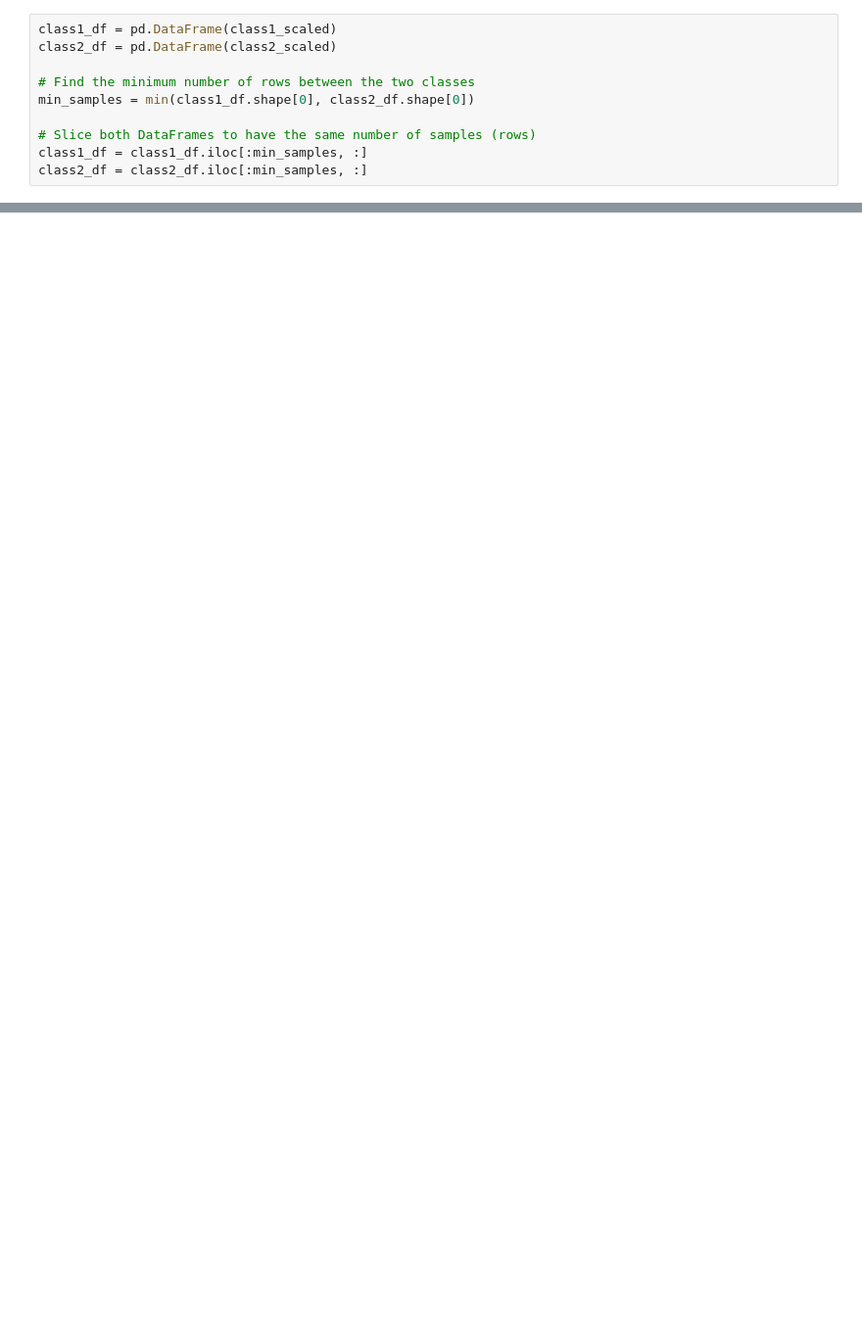
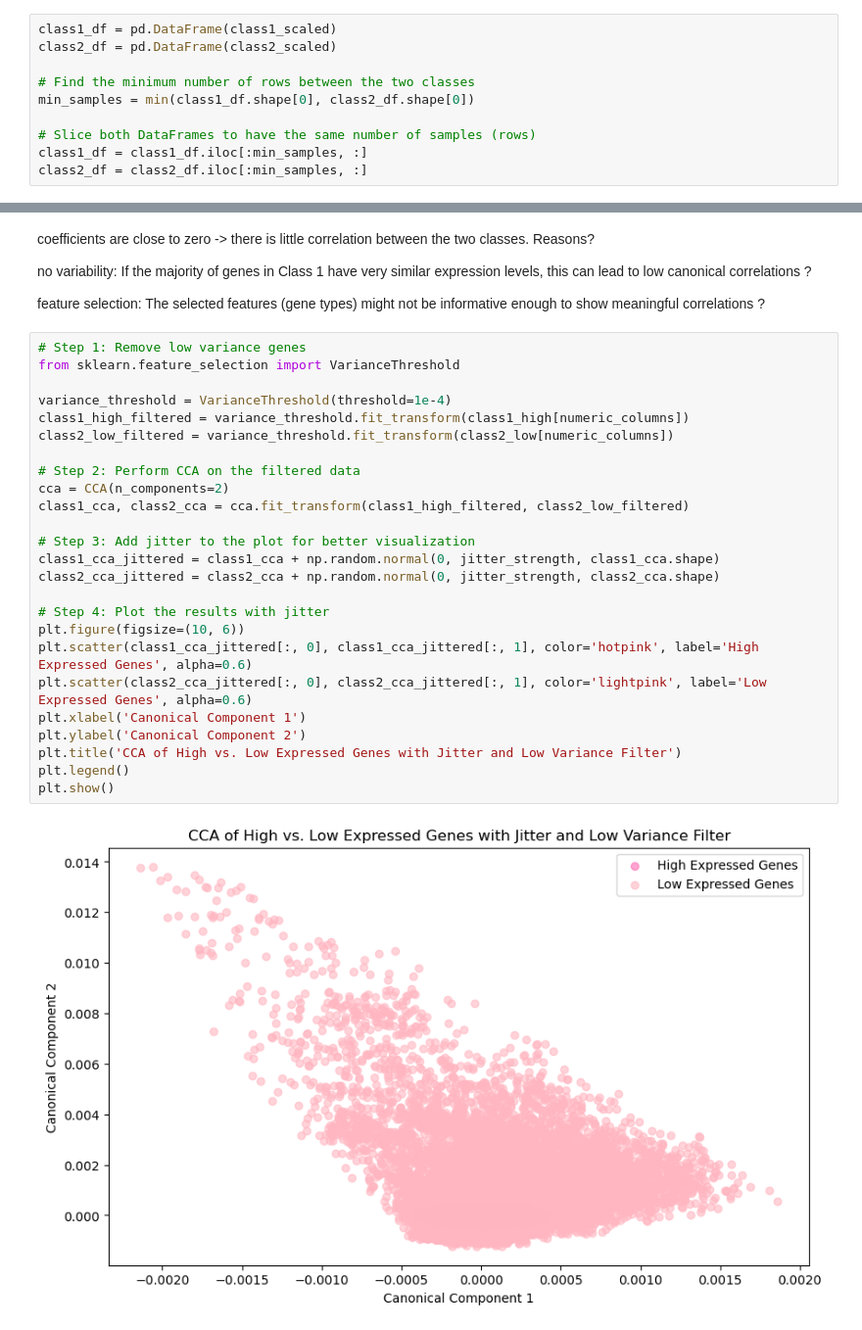
Before and after one commit to anacarsi/ss24_CCA_Reduced_Rank, a Jupyter notebook: src/tcga_cca.ipynb, the cells around one changed output, grey strips where cells are left out. Shown at 98% size. Drawn from its saved outputs; the diff is of its cells as text; blank space fills up the shorter version.

```diff
--- a/src/tcga_cca.ipynb
+++ b/src/tcga_cca.ipynb
@@ -265,0 +375,34 @@ plt.show()
+# %% [markdown]
+coefficients are close to zero -> there is little correlation between the two classes.
+Reasons?
+
+no variability: If the majority of genes in Class 1 have very similar expression levels, this can lead to low canonical correlations ?
+
+feature selection: The selected features (gene types) might not be informative enough to show meaningful correlations ?
+# %%
+# Step 1: Remove low variance genes
+from sklearn.feature_selection import VarianceThreshold
+
+variance_threshold = VarianceThreshold(threshold=1e-4)
+class1_high_filtered = variance_threshold.fit_transform(class1_high[numeric_columns])
+class2_low_filtered = variance_threshold.fit_transform(class2_low[numeric_columns])
+
+# Step 2: Perform CCA on the filtered data
+cca = CCA(n_components=2)
+class1_cca, class2_cca = cca.fit_transform(class1_high_filtered, class2_low_filtered)
+
+# Step 3: Add jitter to the plot for better visualization
+class1_cca_jittered = class1_cca + np.random.normal(0, jitter_strength, class1_cca.shape)
+class2_cca_jittered = class2_cca + np.random.normal(0, jitter_strength, class2_cca.shape)
+
+# Step 4: Plot the results with jitter
+plt.figure(figsize=(10, 6))
+plt.scatter(class1_cca_jittered[:, 0], class1_cca_jittered[:, 1], color='hotpink', label='High Expressed Genes', alpha=0.6)
+plt.scatter(class2_cca_jittered[:, 0], class2_cca_jittered[:, 1], color='lightpink', label='Low Expressed Genes', alpha=0.6)
+plt.xlabel('Canonical Component 1')
+plt.ylabel('Canonical Component 2')
+plt.title('CCA of High vs. Low Expressed Genes with Jitter and Low Variance Filter')
+plt.legend()
+plt.show()
+# %% [output]
+[figure, added]
```
Also changed, not shown: parts of 25 cells of this notebook.
